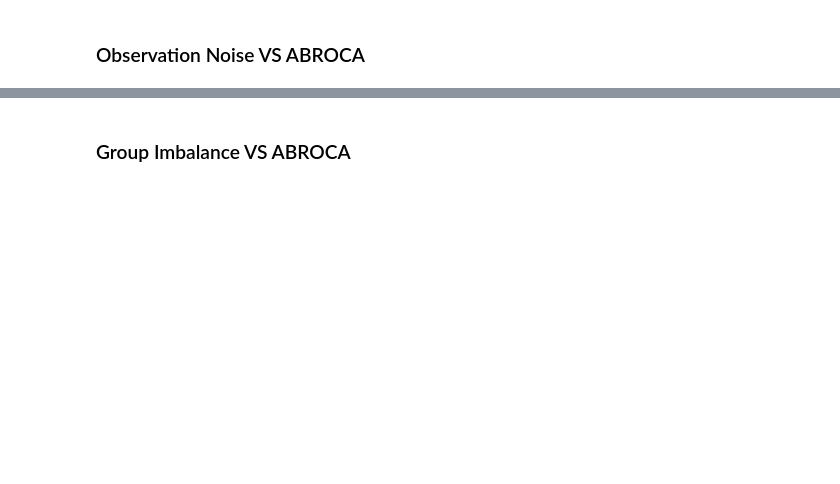
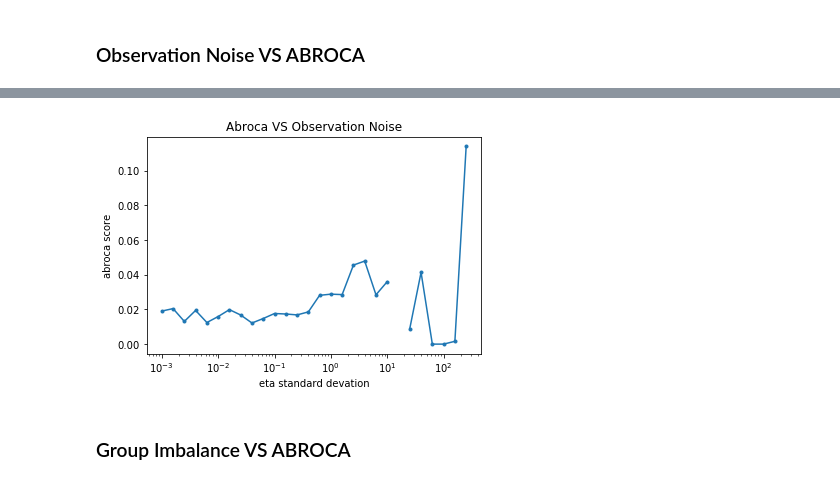
Before and after one commit to 13nat1313/ABROCAproject, a Jupyter notebook: ABROCAprojectDataGeneration.ipynb, the cells around one changed output, grey strips where cells are left out. Saved outputs shown, nothing was run; the diff lists cells and outputs as text; code cells hidden in the pictures; blank space fills up the shorter version.

```diff
--- a/ABROCAprojectDataGeneration.ipynb
+++ b/ABROCAprojectDataGeneration.ipynb
@@ -84,7 +96,7 @@ plt.show()
 ### Regression and Main Plot
 # %%
 np.random.seed(13)
-ns = [10**i for i in range(2,7)]
+ns = [10**i for i in range(2,6)]
 sig_scale_factors = [10**i for i in range(-1,4)]
 fig, axs = plt.subplots(len(ns), len(sig_scale_factors), figsize=(30,15))
 
@@ -93,7 +105,7 @@ for row, a_n in enumerate(ns):
     for col, a_s in enumerate(sig_scale_factors):
 
         n = [a_n//2, a_n//2]
-        X, y = simulate(sigma_scale_factor=a_s, subgroup_n=n, sigma_1=[1,1], sigma_2=[1,1], eta_sd=1)
+        X, y = simulate(sigma_scale_factor=a_s, subgroup_n=n, sigma_0=[1,1], sigma_1=[1,1], eta_sd=[2.5,0.05])
 
         X_train_0, X_test_0, y_train_0, y_test_0 = train_test_split(X[:n[0]], y[:n[0]], test_size=0.2, random_state=0)
         X_train_1, X_test_1, y_train_1, y_test_1 = train_test_split(X[n[0]:], y[n[0]:], test_size=0.2, random_state=0)
@@ -119,10 +131,10 @@ for row, a_n in enumerate(ns):
         avg_auc += [g1auc, g2auc]
         abroca = compute_abroca(fpr_0,tpr_0,fpr_1,tpr_1)
 
-        axs[row, col].plot(fpr_0, tpr_0, label='Group 1')
-        axs[row, col].plot(fpr_1, tpr_1, label='Group 2')
+        axs[row, col].plot(fpr_0, tpr_0, label='Group 0')
+        axs[row, col].plot(fpr_1, tpr_1, label='Group 1')
         axs[row, col].legend()
-        axs[row, col].set_title(f"n={sum(n)}, sig_scale={a_s}, abroca={abroca:.3f}, g1auc={g1auc:.3f}, g2auc={g2auc:.3f}")
+        axs[row, col].set_title(f"n={sum(n)}, sig_scale={a_s}\n abroca={abroca:.3f}, g1auc={g1auc:.3f}, g2auc={g2auc:.3f}")
 
 print(f"average auc score: {np.mean([_ for _ in avg_auc if not math.isnan(_)])}")
 # %% [output]
@@ -131,42 +183,65 @@ average auc score: 0.7468842449439528
 # %% [markdown]
 ### Observation Noise VS ABROCA
 # %%
-np.random.seed(13)
-eta_sds = [10**i for i in np.arange(-3,3,0.5)]
+eta_sds = [10**i for i in np.arange(-3,3,0.2)]
+es_plot = []
+np.random.seed(11)
+avg_abrocas = None
+for i in range(10):
+    abrocas = [np.nan for _ in range(len(eta_sds))]
+    for j, e in enumerate(eta_sds):
+#         print(f'e={e}')
+        n = [5000, 5000]
+        X, y = simulate(subgroup_n=n, eta_sd=e)
 
-abrocas = []
-for e in eta_sds:
-    n = [100000, 100000]
-    X, y = simulate(subgroup_n=n, eta_sd=e)
+        X_train_0, X_test_0, y_train_0, y_test_0 = train_test_split(X[:n[0]], y[:n[0]], test_size=0.2, random_state=0)
+        X_train_1, X_test_1, y_train_1, y_test_1 = train_test_split(X[n[0]:], y[n[0]:], test_size=0.2, random_state=0)
 
-    X_train_0, X_test_0, y_train_0, y_test_0 = train_test_split(X[:n[0]], y[:n[0]], test_size=0.2, random_state=0)
-    X_train_1, X_test_1, y_train_1, y_test_1 = train_test_split(X[n[0]:], y[n[0]:], test_size=0.2, random_state=0)
+        X_train = np.append(X_train_0, X_train_1, axis=0)
+        y_train = np.append(y_train_0, y_train_1, axis=0)
+    #     print(f'X_train: {len(X_train)}, y_train: {len(y_train)}')
+    #     print(f'X_test_0: {len(X_test_0)}, y_test_0: {len(y_test_0)}')
+    #     print(f'X_test_1: {len(X_test_1)}, y_test_1: {len(y_test_1)}')
 
-    X_train = np.append(X_train_0, X_train_1, axis=0)
-    y_train = np.append(y_train_0, y_train_1, axis=0)
+        if len(set(y_train)) == 1:
+            continue
 
+        #regressor = RandomForestRegressor(n_estimators = 10, random_state=0)
+        #regressor = LogisticRegression()
+        regressor = LogisticRegressionCV(cv=5, random_state=0)
+        regressor.fit(X_train, y_train)
 
-    #regressor = RandomForestRegressor(n_estimators = 10, random_state=0)
-    #regressor = LogisticRegression() #find regularized logisticRegression - cv logistic regression
-    regressor = LogisticRegressionCV(cv=5, random_state=0)
-    print()
-    regressor.fit(X_train, y_train)
+        y_pred_0 = regressor.predict(X_test_0)
+        y_pred_1 = regressor.predict(X_test_1)
 
-    y_pred_0 = regressor.predict(X_test_0)
-    y_pred_1 = regressor.predict(X_test_1)
+        if len(set(y_test_0)) == 1 or len(set(y_test_1)) == 1:
+            continue
 
-    fpr_0, tpr_0, _ = roc_curve(y_test_0, y_pred_0)
-    fpr_1, tpr_1, _ = roc_curve(y_test_1, y_pred_1)
+        fpr_0, tpr_0, _ = roc_curve(y_test_0, y_pred_0)
+        fpr_1, tpr_1, _ = roc_curve(y_test_1, y_pred_1)
 
-    g1auc = auc(fpr_0, tpr_0)
-    g2auc = auc(fpr_1, tpr_1)
+        g1auc = auc(fpr_0, tpr_0)
+        g2auc = auc(fpr_1, tpr_1)
+        abroca = compute_abroca(fpr_0,tpr_0,fpr_1,tpr_1)
+        abrocas[j] = abroca
+#         print()
+    if avg_abrocas is None:
+        avg_abrocas = np.array(abrocas).reshape((-1,1))
+    else:
+        avg_abrocas = np.append(avg_abrocas, np.array(abrocas).reshape((-1,1)), axis=1)
 
-    abroca = compute_abroca(fpr_0,tpr_0,fpr_1,tpr_1)
-    abrocas.append(abroca)
-
-plt.plot(eta_sds,abrocas,marker='.')
+avg_abrocas = np.nanmean(avg_abrocas, axis=1).ravel()
+plt.xscale('log')
+plt.yscale('linear')
+plt.plot(eta_sds,avg_abrocas,marker='.')
 plt.xlabel('eta standard devation')
 plt.ylabel('abroca score')
 plt.title('Abroca VS Observation Noise')
+
+if len(eta_sds) < 10:
+    for i, txt in enumerate(eta_sds):
+        if i == 0:
+            txt = f'e={txt}'
+        plt.annotate(txt, (eta_sds[i], avg_abrocas[i]))
 plt.show()
 # %% [output]
@@ -174,3 +248,4 @@ ValueError: This solver needs samples of at least 2 classes in the data, but the
+[figure, added]
 # %% [markdown]
 ### Group Imbalance VS ABROCA
 # %%
```
Also changed, not shown: parts of 8 cells of this notebook.
